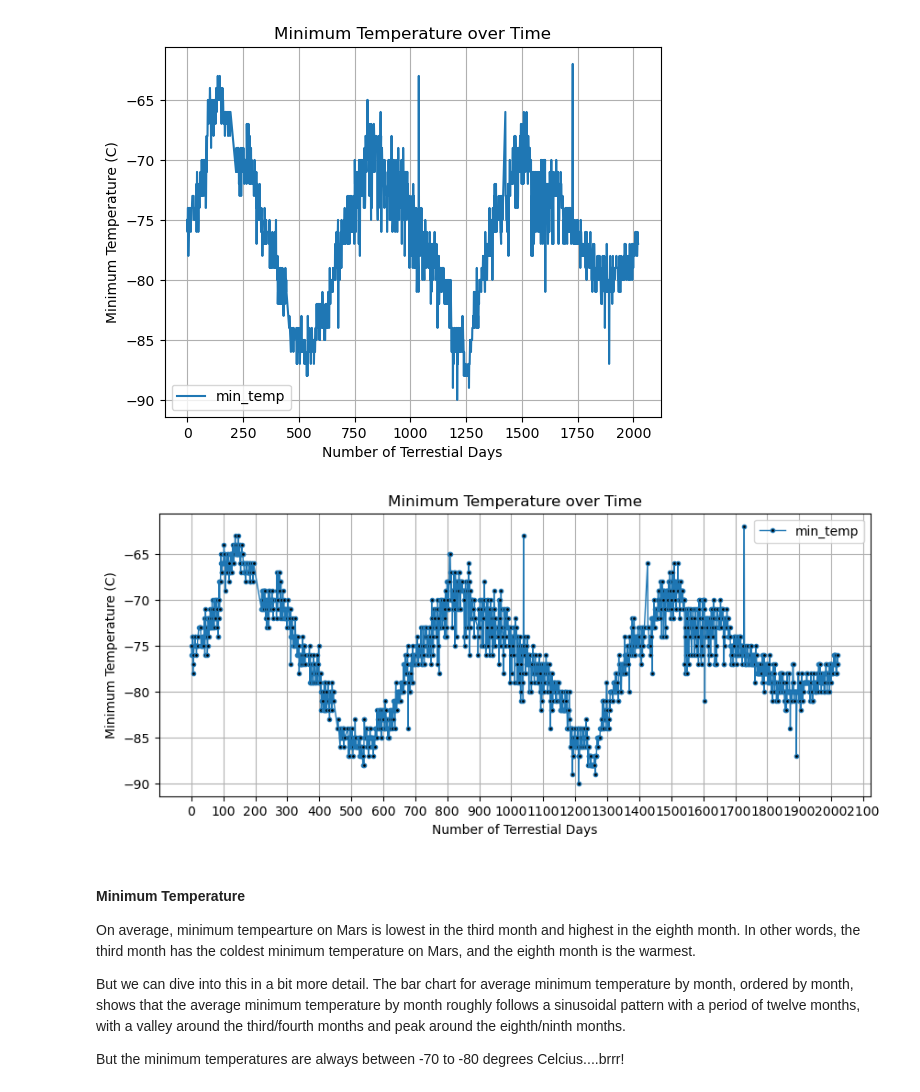
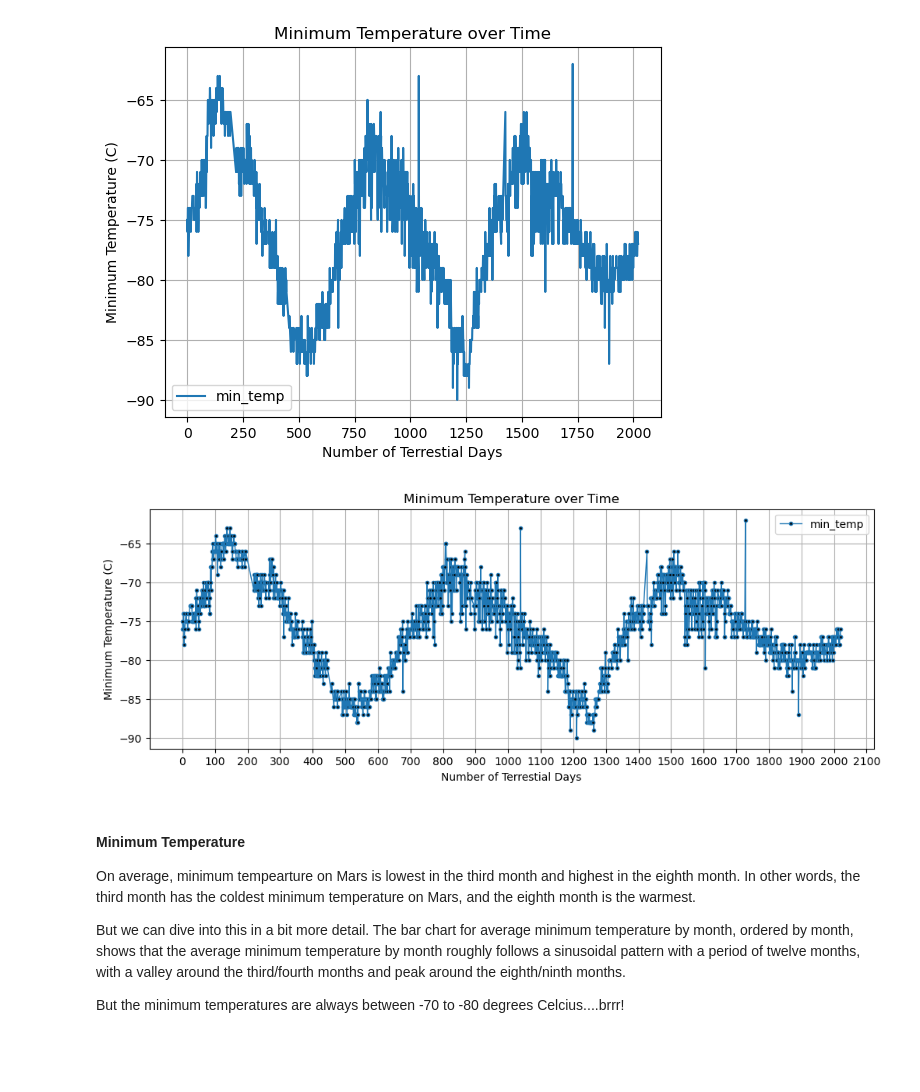
Before and after one commit to sabegg2/web-scraping-challenge, a Jupyter notebook: part_2_mars_weather.ipynb, the cells around one changed output. Saved outputs shown, nothing was run; the diff lists cells and outputs as text; code cells hidden in the pictures; blank space fills up the shorter version.

Commit message:
new graph

```diff
--- a/part_2_mars_weather.ipynb
+++ b/part_2_mars_weather.ipynb
@@ -308,22 +308,22 @@ plt.show()
 # %%
 # Create a plot that looks at min_temp and the count of terrestial_date
 mars_weather_df.plot.line(x = 'delta_days',
                           y = 'min_temp',
-                          style='-o',
+                          style = '-o',
                           linewidth = 1,
                           ms = 3,
                           mfc = 'black',
                           title = 'Minimum Temperature over Time',
                           grid = True,
                           xlabel = 'Number of Terrestial Days',
                           ylabel = 'Minimum Temperature (C)',
-                          figsize=(10,4),
+                          figsize=(12,4),
                           xticks=list(range(0,2200,100))
                           )
 # Save the plot as a image file
 plt.savefig('output/min_temp_vs_day_count_2.png')
 # %% [output]
-[figure, old version]
+[figure, new version]
 # %% [markdown]
 #### Minimum Temperature
 
```
Also changed, not shown: parts of 1 cell of this notebook, 1 other file.
